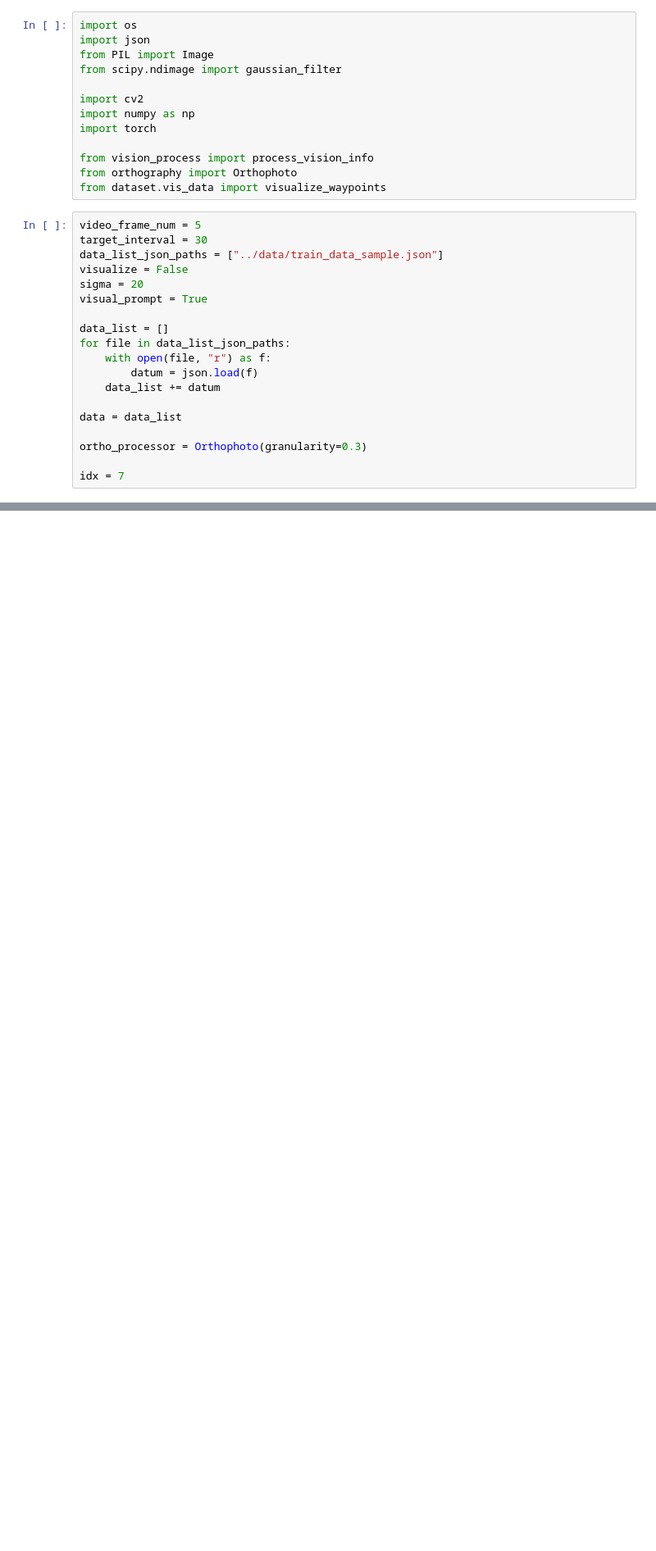
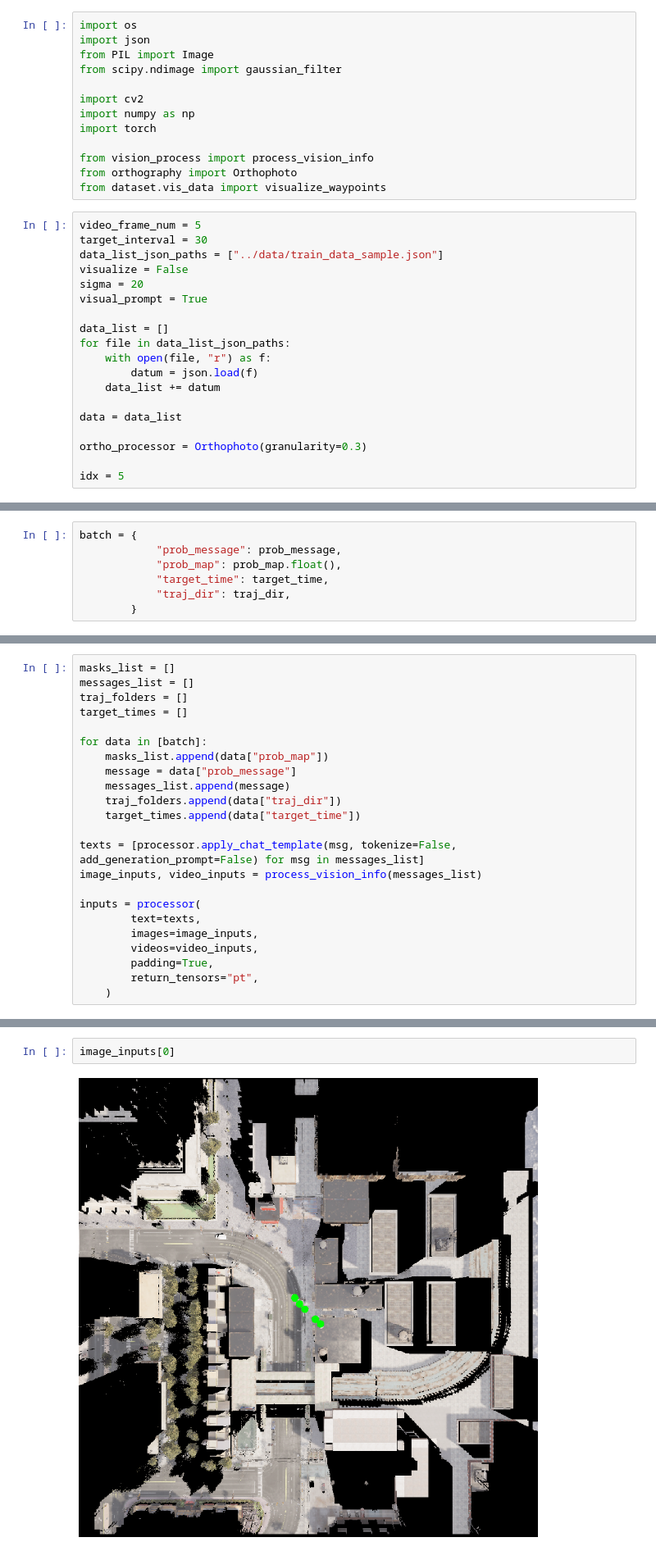
Before and after one commit to sibidapo/AeroDuo, a Jupyter notebook: pilot_llm/test.ipynb, the cells around one changed output, grey strips where cells are left out. Shown at 82% size. Cells and saved outputs as stored; diff of their text form; blank space fills up the shorter version.

```diff
--- a/pilot_llm/test.ipynb
+++ b/pilot_llm/test.ipynb
@@ -31,7 +31,7 @@ data = data_list
 
 ortho_processor = Orthophoto(granularity=0.3)
 
-idx = 7
+idx = 5
 # %%
 def preprocess(image, pad_color=(0, 0, 0)):
     img_size = 784
@@ -273,0 +201,7 @@ gt_waypoints
+# %%
+batch = {
+            "prob_message": prob_message,
+            "prob_map": prob_map.float(),
+            "target_time": target_time,
+            "traj_dir": traj_dir,
+        }
@@ -273,0 +233,23 @@ gt_waypoints
+# %%
+masks_list = []
+messages_list = []
+traj_folders = []
+target_times = []
+
+for data in [batch]:
+    masks_list.append(data["prob_map"])
+    message = data["prob_message"]
+    messages_list.append(message)
+    traj_folders.append(data["traj_dir"])
+    target_times.append(data["target_time"])
+
+texts = [processor.apply_chat_template(msg, tokenize=False, add_generation_prompt=False) for msg in messages_list]
+image_inputs, video_inputs = process_vision_info(messages_list)
+
+inputs = processor(
+        text=texts,
+        images=image_inputs,
+        videos=video_inputs,
+        padding=True,
+        return_tensors="pt",
+    )
@@ -273,0 +269,4 @@ gt_waypoints
+# %%
+image_inputs[0]
+# %% [output]
+[figure, added]
```
Also changed, not shown: parts of 19 cells of this notebook, 9 other files.
